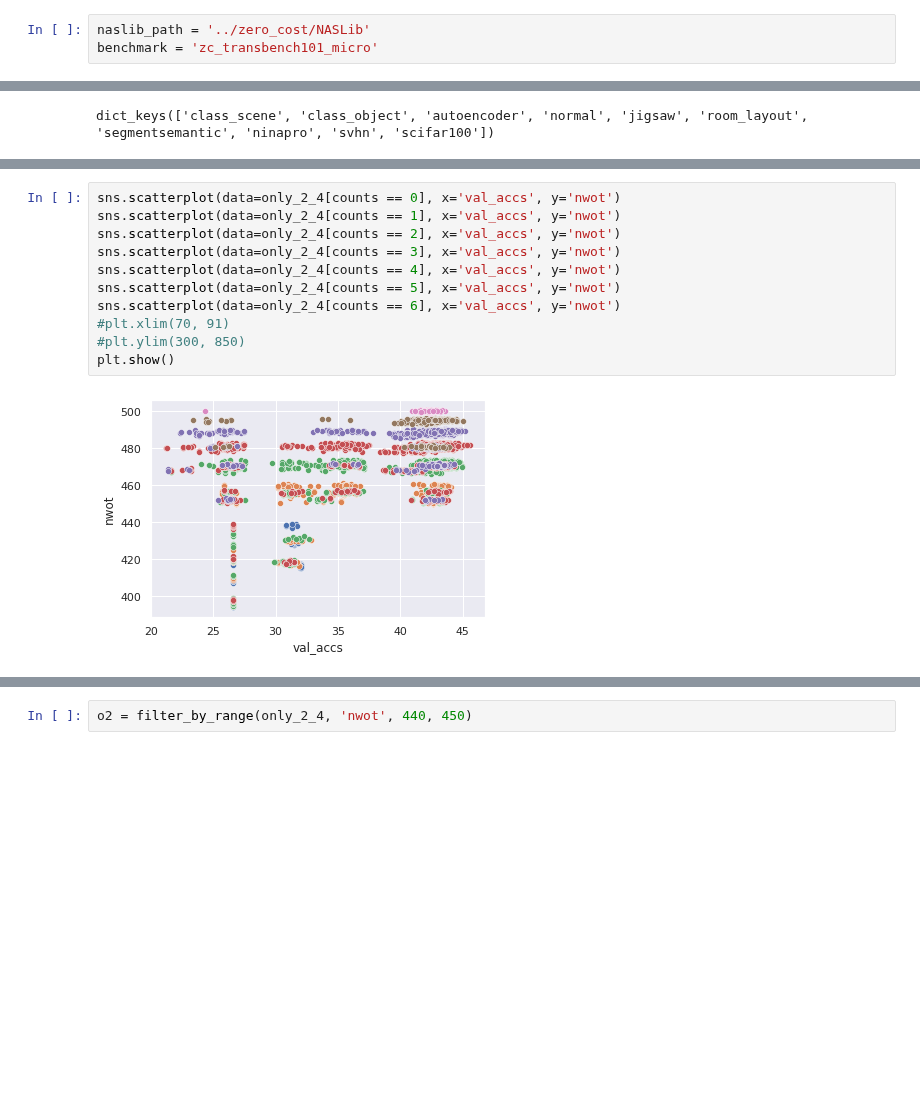
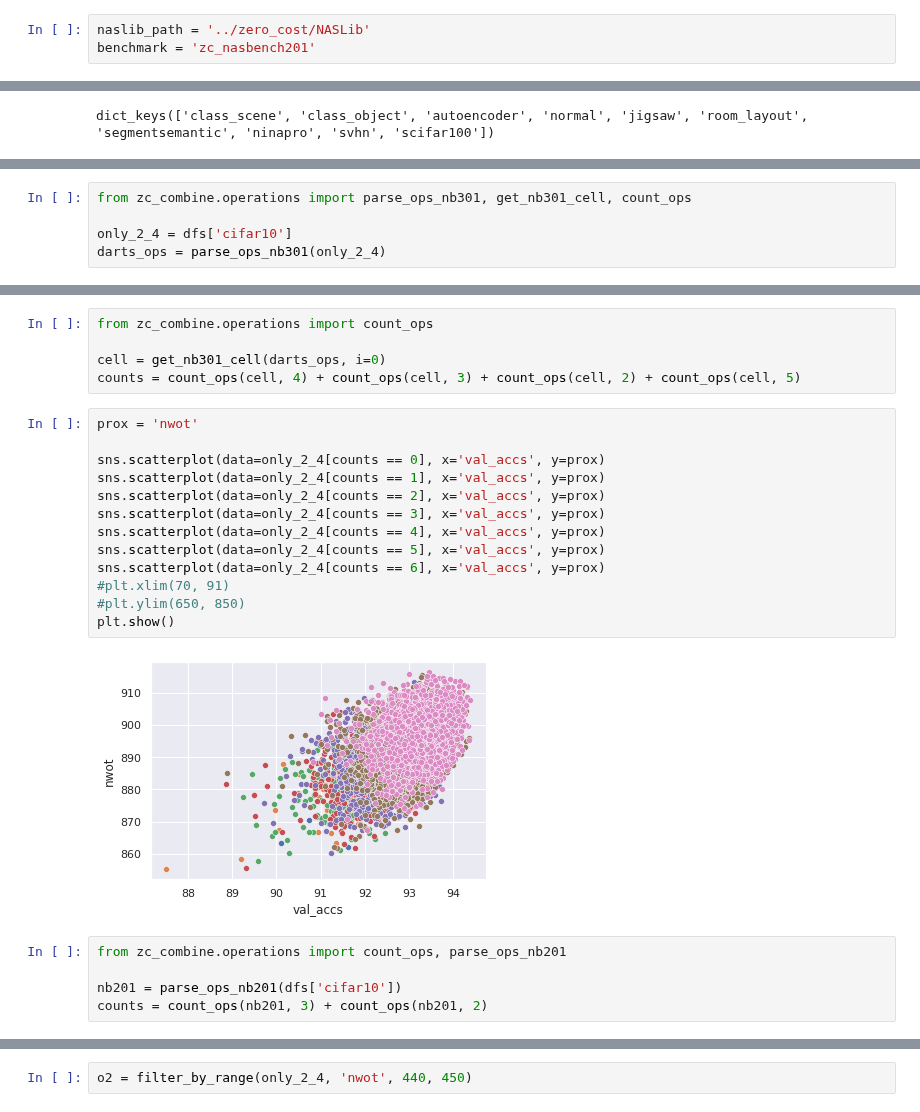
Before and after one commit to gabikadlecova/zc_combine, a Jupyter notebook: proxy_network_diversity.ipynb, the cells around one changed output, grey strips where cells are left out. Saved outputs shown, nothing was run; the diff lists cells and outputs as text; blank space fills up the shorter version.

Commit message:
Parsing of networks from other searchspaces. Count edges as well.

```diff
--- a/proxy_network_diversity.ipynb
+++ b/proxy_network_diversity.ipynb
@@ -1,6 +1,6 @@
 # %%
 naslib_path = '../zero_cost/NASLib'
-benchmark = 'zc_transbench101_micro'
+benchmark = 'zc_nasbench201'
 # %%
 from zc_combine.utils.naslib_utils import load_search_space, parse_scores
 
@@ -124,0 +58,5 @@ Name: net, Length: 4096, dtype: int64
+# %%
+from zc_combine.operations import parse_ops_nb301, get_nb301_cell, count_ops
+
+only_2_4 = dfs['cifar10']
+darts_ops = parse_ops_nb301(only_2_4)
@@ -125,13 +167,25 @@ Name: net, Length: 4096, dtype: int64
+# %%
+from zc_combine.operations import count_ops
+
+cell = get_nb301_cell(darts_ops, i=0)
+counts = count_ops(cell, 4) + count_ops(cell, 3) + count_ops(cell, 2) + count_ops(cell, 5)
 # %%
-sns.scatterplot(data=only_2_4[counts == 0], x='val_accs', y='nwot')
-sns.scatterplot(data=only_2_4[counts == 1], x='val_accs', y='nwot')
-sns.scatterplot(data=only_2_4[counts == 2], x='val_accs', y='nwot')
-sns.scatterplot(data=only_2_4[counts == 3], x='val_accs', y='nwot')
-sns.scatterplot(data=only_2_4[counts == 4], x='val_accs', y='nwot')
-sns.scatterplot(data=only_2_4[counts == 5], x='val_accs', y='nwot')
-sns.scatterplot(data=only_2_4[counts == 6], x='val_accs', y='nwot')
+prox = 'nwot'
+
+sns.scatterplot(data=only_2_4[counts == 0], x='val_accs', y=prox)
+sns.scatterplot(data=only_2_4[counts == 1], x='val_accs', y=prox)
+sns.scatterplot(data=only_2_4[counts == 2], x='val_accs', y=prox)
+sns.scatterplot(data=only_2_4[counts == 3], x='val_accs', y=prox)
+sns.scatterplot(data=only_2_4[counts == 4], x='val_accs', y=prox)
+sns.scatterplot(data=only_2_4[counts == 5], x='val_accs', y=prox)
+sns.scatterplot(data=only_2_4[counts == 6], x='val_accs', y=prox)
 #plt.xlim(70, 91)
-#plt.ylim(300, 850)
+#plt.ylim(650, 850)
 plt.show()
 # %% [output]
-[figure, old version]
+[figure, new version]
+# %%
+from zc_combine.operations import count_ops, parse_ops_nb201
+
+nb201 = parse_ops_nb201(dfs['cifar10'])
+counts = count_ops(nb201, 3) + count_ops(nb201, 2)
```
Also changed, not shown: parts of 23 cells of this notebook, 1 other file.
